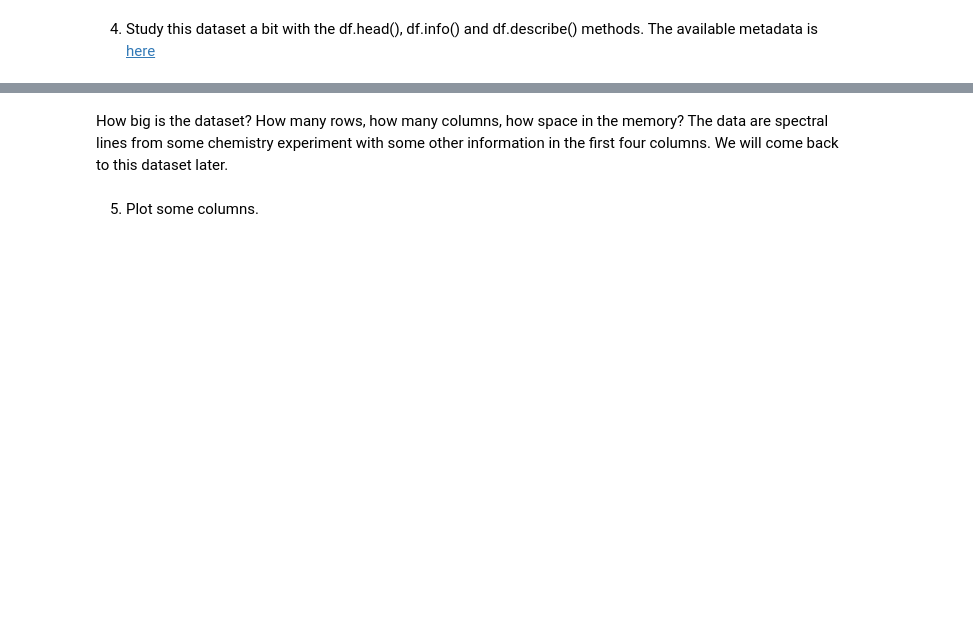
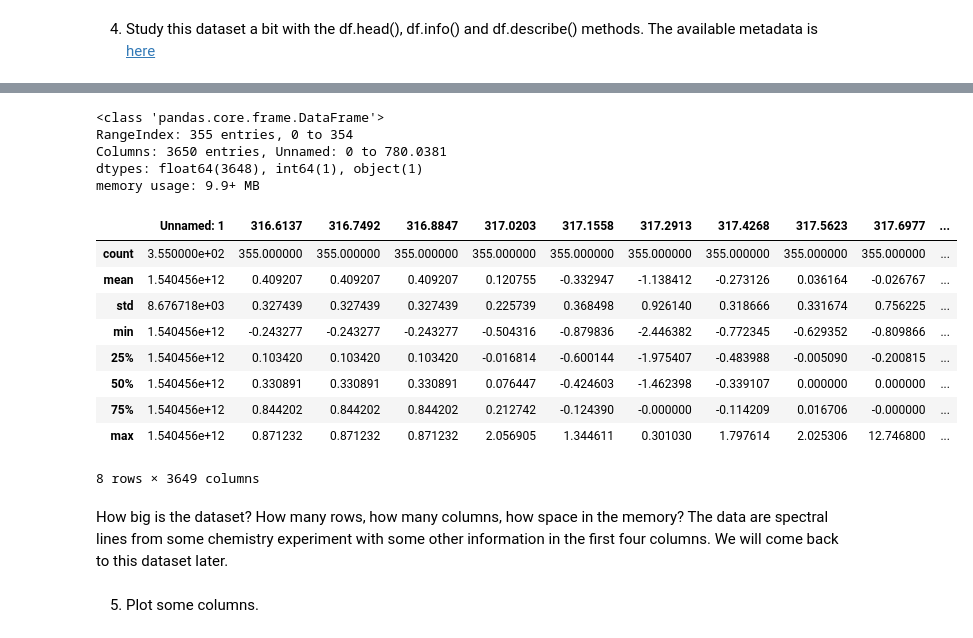
Before and after one commit to sr-DCBP/Data-Science, a Jupyter notebook: 02_Intro_Pandas_Numpy.ipynb, the cells around one changed output, grey strips where cells are left out. Saved outputs shown, nothing was run; the diff lists cells and outputs as text; code cells hidden in the pictures; blank space fills up the shorter version.

```diff
--- a/02_Intro_Pandas_Numpy.ipynb
+++ b/02_Intro_Pandas_Numpy.ipynb
@@ -103,6 +177,7 @@ The lists of values contained in Pandas DataFrame are in fact Numpy arrays. A la
 
 2. Mount the file to this your notebook (example code below). The path and the file name must match the ones on your google drive, of course.
 # %%
-#from google.colab import drive
-#drive.mount('/content/drive')
-#path = '/content/drive/MyDrive/Courses/DSF-DC....' # To be adapted
+from google.colab import drive
+drive.mount('/content/drive')
+path = '/content/drive/MyDrive/Data science/Absorbance.txt'
+header=13 # To be adapted
@@ -109,5 +186,6 @@ The lists of values contained in Pandas DataFrame are in fact Numpy arrays. A la
 # %% [markdown]
 3. Study and play with the code below. Try to understand based on the API description (https://pandas.pydata.org/docs/reference/api/pandas.read_csv.html). Hint: Use the header argument.
 # %%
-#import pandas as pd
-#df = pd.read_csv(path, delimiter='\t')
+import pandas as pd
+df = pd.read_csv(path, delimiter='\t', header=13)
+print(df)
@@ -118,3 +219,22 @@ df.head()
+# %%
+df.info()
+df.describe()
+# %% [output]
+<class 'pandas.core.frame.DataFrame'>
+RangeIndex: 355 entries, 0 to 354
+Columns: 3650 entries, Unnamed: 0 to 780.0381
+dtypes: float64(3648), int64(1), object(1)
+memory usage: 9.9+ MB
+|  | Unnamed: 1 | 316.6137 | 316.7492 | 316.8847 | 317.0203 | 317.1558 | 317.2913 | 317.4268 | 317.5623 | 317.6977 | ... |
+| count | 3.550000e+02 | 355.000000 | 355.000000 | 355.000000 | 355.000000 | 355.000000 | 355.000000 | 355.000000 | 355.000000 | 355.000000 | ... |
+| mean | 1.540456e+12 | 0.409207 | 0.409207 | 0.409207 | 0.120755 | -0.332947 | -1.138412 | -0.273126 | 0.036164 | -0.026767 | ... |
+| std | 8.676718e+03 | 0.327439 | 0.327439 | 0.327439 | 0.225739 | 0.368498 | 0.926140 | 0.318666 | 0.331674 | 0.756225 | ... |
+| min | 1.540456e+12 | -0.243277 | -0.243277 | -0.243277 | -0.504316 | -0.879836 | -2.446382 | -0.772345 | -0.629352 | -0.809866 | ... |
+| 25% | 1.540456e+12 | 0.103420 | 0.103420 | 0.103420 | -0.016814 | -0.600144 | -1.975407 | -0.483988 | -0.005090 | -0.200815 | ... |
+| 50% | 1.540456e+12 | 0.330891 | 0.330891 | 0.330891 | 0.076447 | -0.424603 | -1.462398 | -0.339107 | 0.000000 | 0.000000 | ... |
+| 75% | 1.540456e+12 | 0.844202 | 0.844202 | 0.844202 | 0.212742 | -0.124390 | -0.000000 | -0.114209 | 0.016706 | -0.000000 | ... |
+| max | 1.540456e+12 | 0.871232 | 0.871232 | 0.871232 | 2.056905 | 1.344611 | 0.301030 | 1.797614 | 2.025306 | 12.746800 | ... |
+8 rows × 3649 columns
 # %% [markdown]
 How big is the dataset? How many rows, how many columns, how space in the memory? The data are spectral lines from some chemistry experiment with some other information in the first four columns. We will come back to this dataset later.
 # %% [markdown]
```
Also changed, not shown: parts of 12 cells of this notebook.
